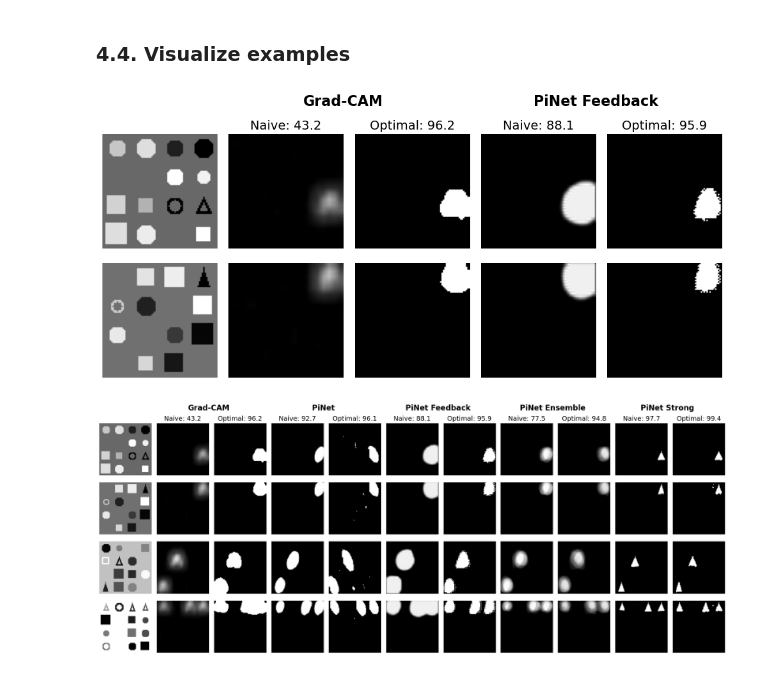
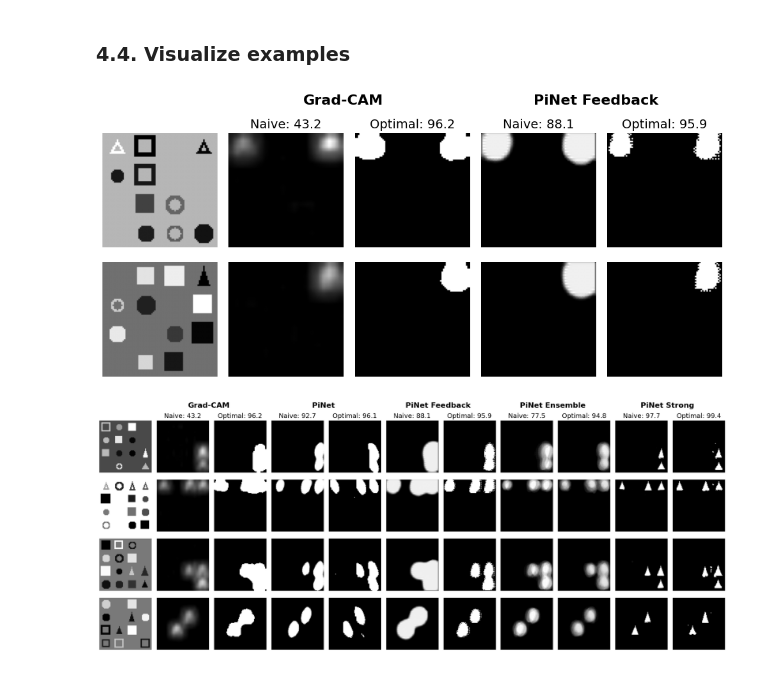
Before and after one commit to FractalySyn/PiNets-Alignment, a Jupyter notebook: 1. Toyshapes.ipynb, the cells around one changed output. Cells and saved outputs as stored; diff of their text form; code cells hidden in the pictures.

Commit message:
updating results and images

```diff
--- a/1. Toyshapes.ipynb
+++ b/1. Toyshapes.ipynb
@@ -733,7 +787,7 @@ Groups.keys()
 # %% [output]
 dict_keys(['cnn_gradcam', 'pinets_naive', 'pinets_soft', 'pinets_defaults', 'pinets_feedback', 'pinets_ensemble', 'pinets_strong'])
 # %%
-SAVE = False
+SAVE = True
 if SAVE:
   os.makedirs('toyshapes/images', exist_ok=True)
 
@@ -1057,5 +1102,7 @@ plt.show()
 ### 4.4. Visualize examples
 # %%
 MAPS = {}
+SUB = 50
 pick_best = True
+device = 'cpu'
 # %%
@@ -1072,17 +1120,17 @@ model_specs = [
 for model_kind, folder, name in model_specs:
     store_maps_entry(
         model_kind=model_kind, folder=folder, name=name, MAPS=MAPS, Groups=Groups, thresholds=thresholds,
-        X_test=X_test, y_test=y_test, device=device, pick_best=pick_best,
+        X_test=X_test[:SUB], y_test=y_test[:SUB], device=device, pick_best=pick_best,
     )
+    gc.collect()
 # %%
 MAPS_small = {key: MAPS[key] for key in ['cnn_gradcam', 'pinets_feedback']}
 
 n = 2; m = 1 + 2 * len(MAPS_small)
 fig, axs = plt.subplots(n, m, figsize=(m*2.5, n*2+1), dpi=100, gridspec_kw={'wspace':0.1, 'hspace':0.1})
 
-np.random.seed(2025)
-trues = np.where(y_test)[0]
-indices = np.random.choice(trues, n, replace=False)
+trues = np.where(y_test[:SUB])[0]
+indices = trues[[0, 2]]
 
 for i in range(n):
   j = 0; idx = indices[i]
@@ -1103,32 +1151,31 @@ if SAVE:
   plt.savefig('toyshapes/images/toyshapes_detection.png', dpi=150, bbox_inches='tight')
 plt.show()
 # %% [output]
-[figure, old version]
+[figure, new version]
 # %%
 n = 4; m = 1+len(MAPS)*2
 fig, axs = plt.subplots(n, m, figsize=(m*2.2, n*2+1), dpi=100, gridspec_kw={'wspace':0.1, 'hspace':0.1})
 
-np.random.seed(2025)
-trues = np.where(y_test)[0]
-indices = np.random.choice(trues, n, replace=False)
+trues = np.where(y_test[:SUB])[0]
+indices = trues[[4, 9, 8, 14]]
 
 for i in range(n):
   j = 0; idx = indices[i]
   axs[i, 0].imshow(X_test[idx].squeeze(), cmap='gray')
   for name, res in MAPS.items():
     ax = axs[i, j+1]
     ax.imshow(res['naive']['pi'][idx], cmap='gray', vmin=0, vmax=1)
     ax.annotate(text=make_legend_label(name), xy=(1, 1.25), xycoords='axes fraction', fontsize=16, fontweight='bold', ha='center') if not i else None
     ax.set_title(f"Naive: {res['naive']['score']*100:.1f}", fontsize=14) if not i else None
     ax = axs[i, j+2]
     ax.imshow(res['optimal']['pi'][idx], cmap='gray', vmin=0, vmax=1)
     ax.set_title(f"Optimal: {res['optimal']['score']*100:.1f}", fontsize=14) if not i else None
     j += 2
 
 [ax.axis('off') for ax in axs.flat];
 
 if SAVE:
   plt.savefig('toyshapes/images/toyshapes_detection_large.png', dpi=150, bbox_inches='tight')
 plt.show()
 # %% [output]
-[figure, old version]
+[figure, new version]
```
Also changed, not shown: parts of 18 cells of this notebook, 15 other files.
